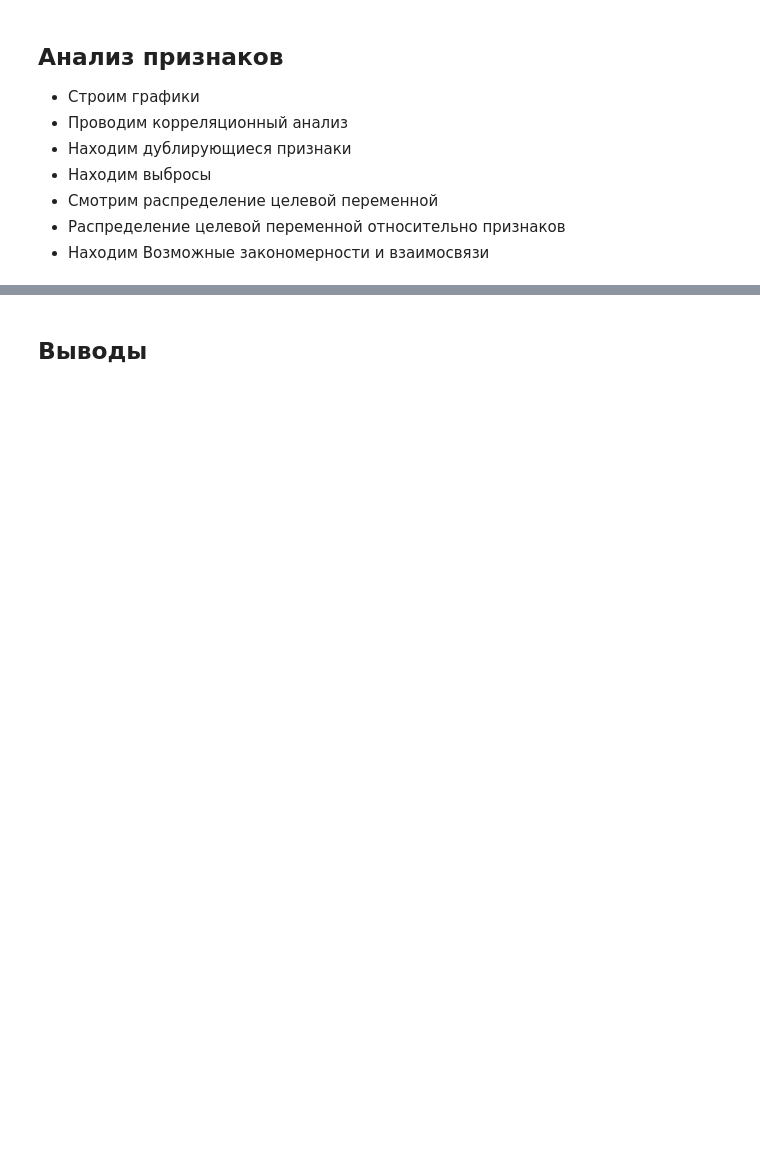
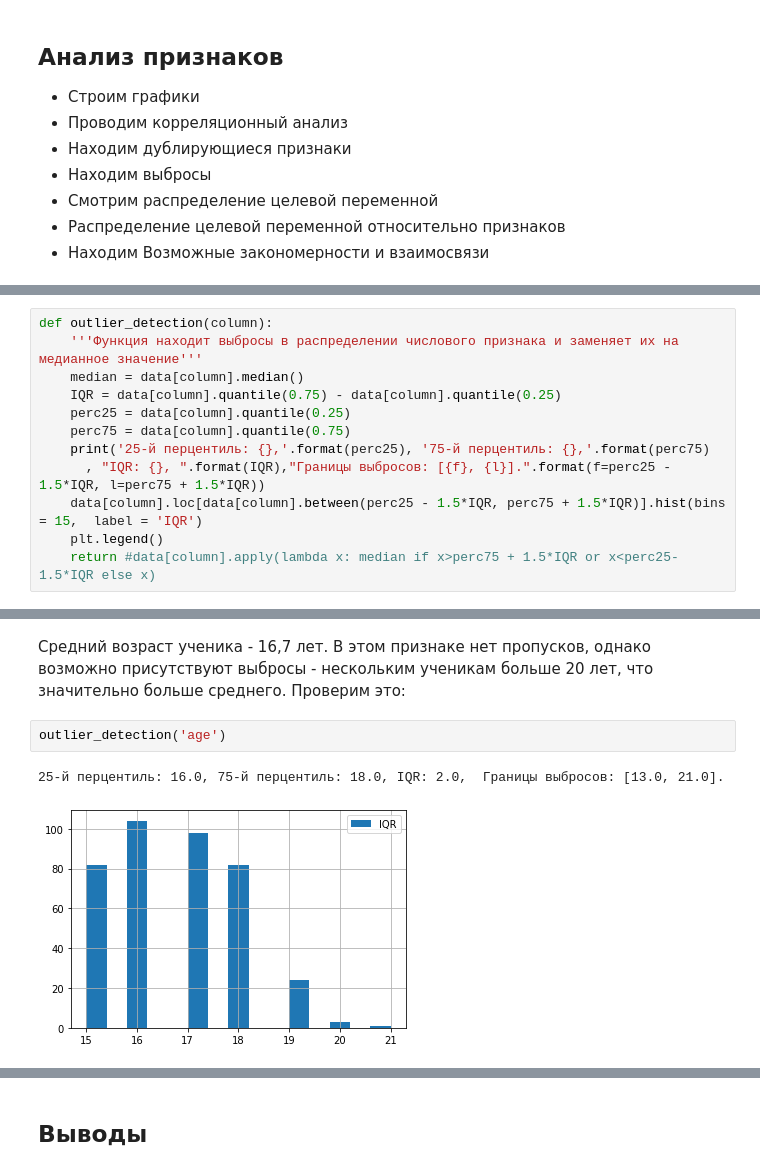
Before and after one commit to geraskovatonya/skillfactory_rds, a Jupyter notebook: module_2/baseline_EDA.ipynb, the cells around one changed output, grey strips where cells are left out. Cells and saved outputs as stored; diff of their text form; blank space fills up the shorter version.

```diff
--- a/module_2/baseline_EDA.ipynb
+++ b/module_2/baseline_EDA.ipynb
@@ -155,0 +155,12 @@ data.head(10)
+# %%
+def outlier_detection(column):
+    '''Функция находит выбросы в распределении числового признака и заменяет их на медианное значение'''
+    median = data[column].median()
+    IQR = data[column].quantile(0.75) - data[column].quantile(0.25)
+    perc25 = data[column].quantile(0.25)
+    perc75 = data[column].quantile(0.75)
+    print('25-й перцентиль: {},'.format(perc25), '75-й перцентиль: {},'.format(perc75)
+      , "IQR: {}, ".format(IQR),"Границы выбросов: [{f}, {l}].".format(f=perc25 - 1.5*IQR, l=perc75 + 1.5*IQR))
+    data[column].loc[data[column].between(perc25 - 1.5*IQR, perc75 + 1.5*IQR)].hist(bins = 15,  label = 'IQR')
+    plt.legend()
+    return #data[column].apply(lambda x: median if x>perc75 + 1.5*IQR or x<perc25-1.5*IQR else x)
@@ -155,0 +191,7 @@ data.head(10)
+# %% [markdown]
+Средний возраст ученика - 16,7 лет. В этом признаке нет пропусков, однако возможно присутствуют выбросы - нескольким ученикам больше 20 лет, что значительно больше среднего. Проверим это:
+# %%
+outlier_detection('age')
+# %% [output]
+25-й перцентиль: 16.0, 75-й перцентиль: 18.0, IQR: 2.0,  Границы выбросов: [13.0, 21.0].
+[figure, added]
```
Also changed, not shown: parts of 207 cells of this notebook.
